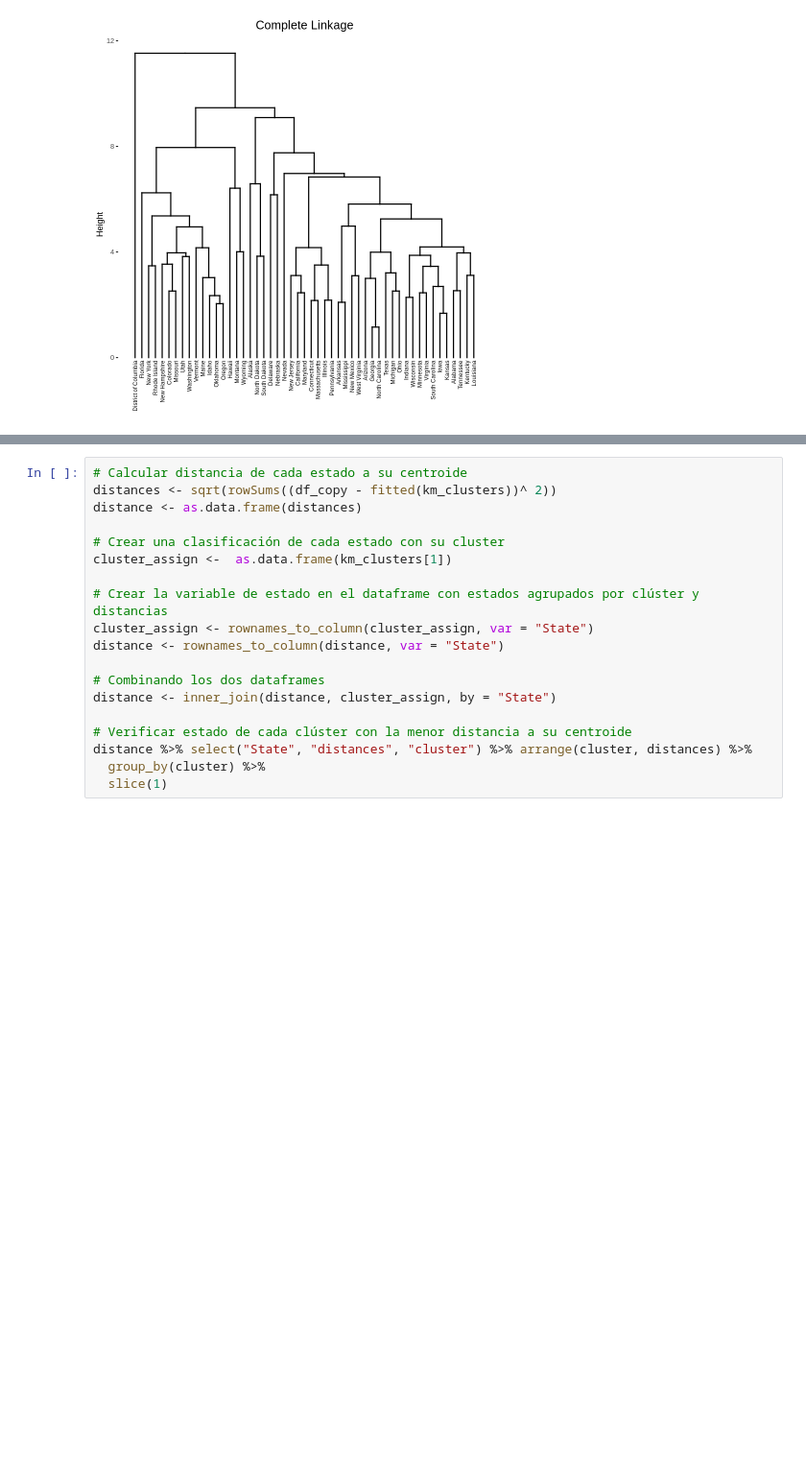
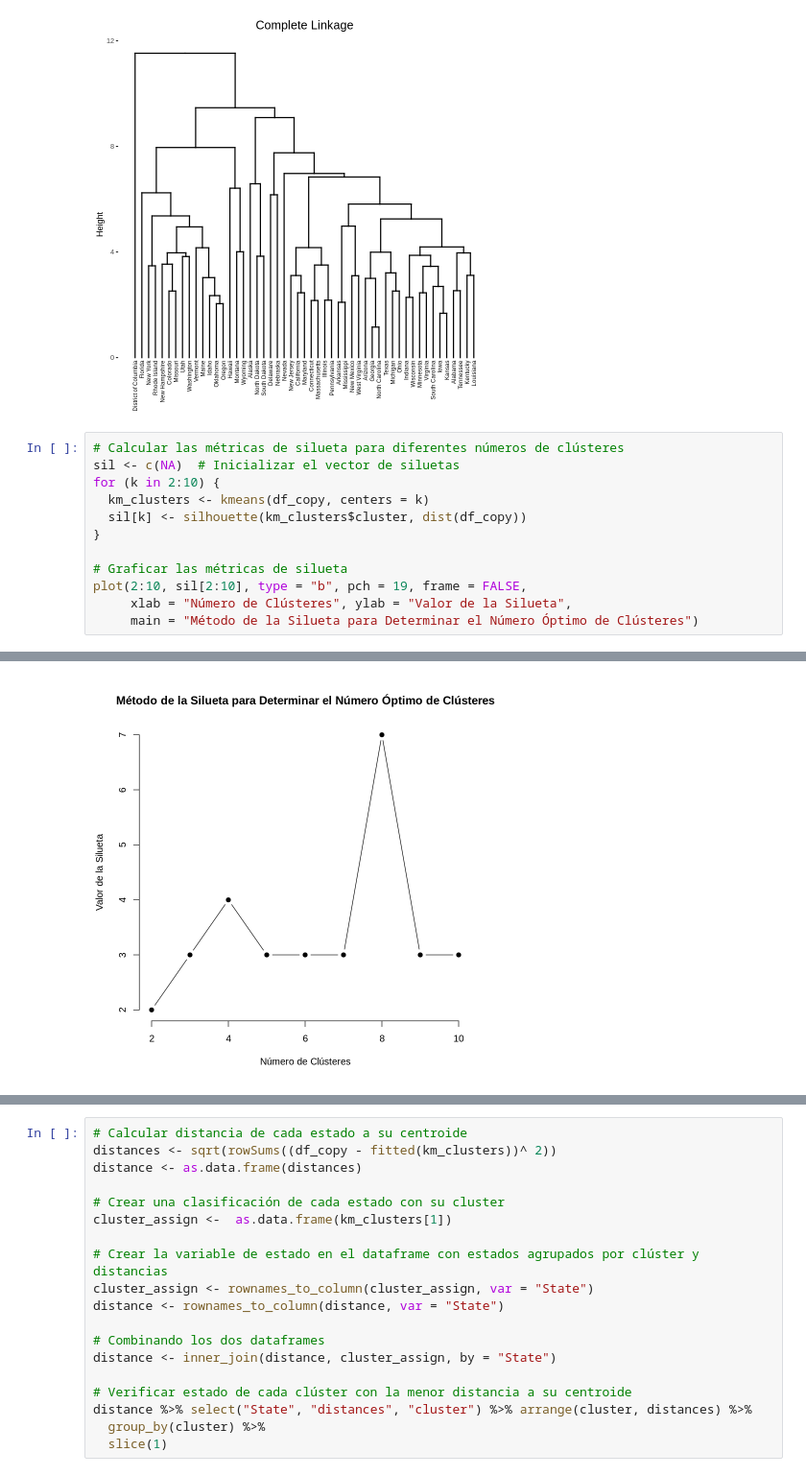
Before and after one commit to cesargar1507/DatasetsUB, a Jupyter notebook: M4_AG1_Análisis Clustering.ipynb, the cells around one changed output, grey strips where cells are left out. Shown at 96% size. Cells and saved outputs as stored; diff of their text form; blank space fills up the shorter version.

```diff
--- a/M4_AG1_Análisis Clustering.ipynb
+++ b/M4_AG1_Análisis Clustering.ipynb
@@ -124,3 +124,16 @@ fviz_dend(x = hc_complete, cex = 0.5, main = "Complete Linkage",
   theme(plot.title = element_text(hjust = 0.5, size = 15))
 # %% [output]
 [figure]
+# %%
+# Calcular las métricas de silueta para diferentes números de clústeres
+sil <- c(NA)  # Inicializar el vector de siluetas
+for (k in 2:10) {
+  km_clusters <- kmeans(df_copy, centers = k)
+  sil[k] <- silhouette(km_clusters$cluster, dist(df_copy))
+}
+
+# Graficar las métricas de silueta
+plot(2:10, sil[2:10], type = "b", pch = 19, frame = FALSE,
+     xlab = "Número de Clústeres", ylab = "Valor de la Silueta",
+     main = "Método de la Silueta para Determinar el Número Óptimo de Clústeres")
+# %% [output]
@@ -127 +158,2 @@ fviz_dend(x = hc_complete, cex = 0.5, main = "Complete Linkage",
+[figure, added]
 # %% [markdown]
```
Also changed, not shown: parts of 4 cells of this notebook.
